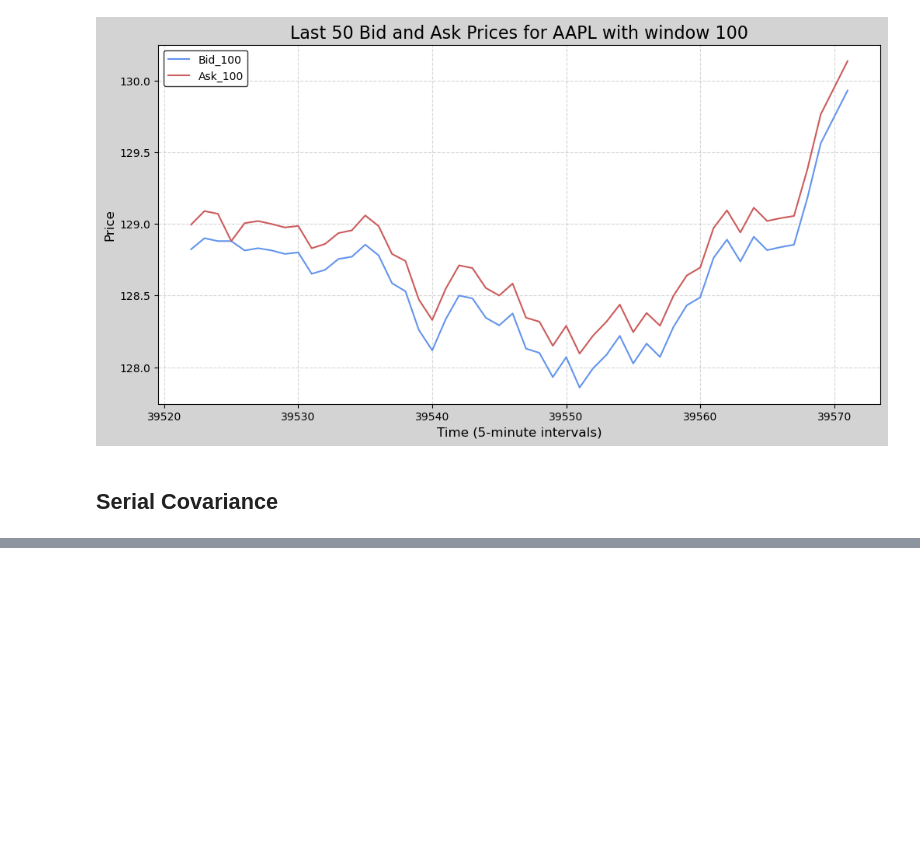
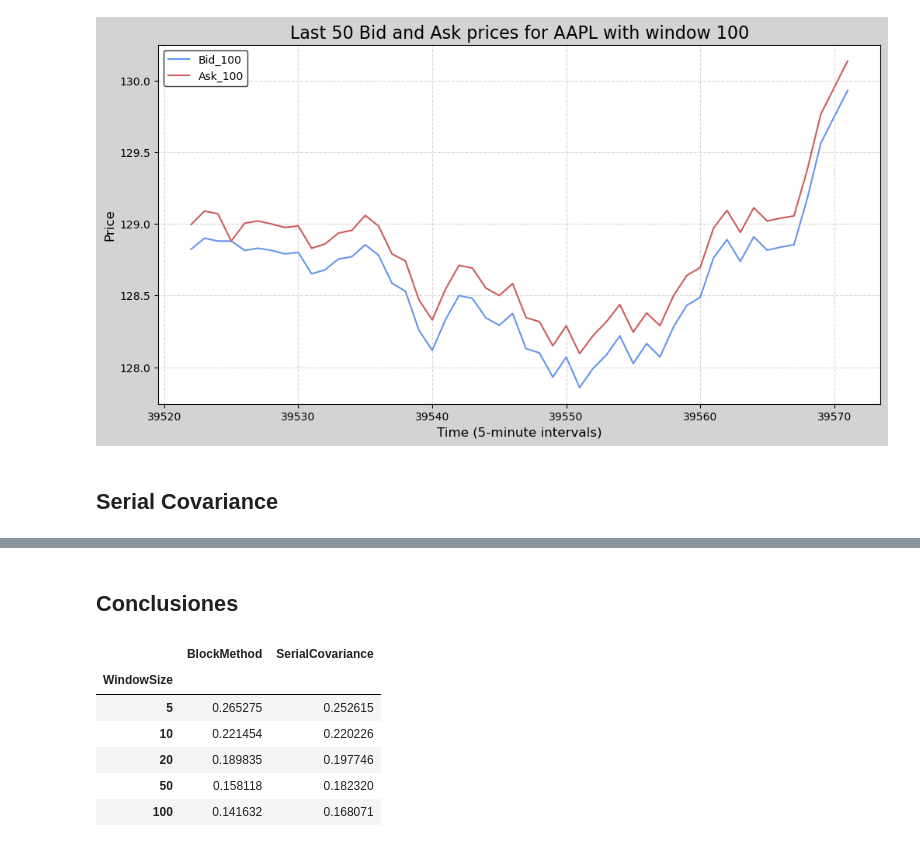
Before and after one commit to DiegoLozoya1511/Trading, a Jupyter notebook: Microestructura/SpreadEfectivo.ipynb, the cells around one changed output, grey strips where cells are left out. Cells and saved outputs as stored; diff of their text form; code cells hidden in the pictures; blank space fills up the shorter version.

```diff
--- a/Microestructura/SpreadEfectivo.ipynb
+++ b/Microestructura/SpreadEfectivo.ipynb
@@ -69,6 +69,8 @@ def mean_spread_plot(data):
      plt.ylabel('Average Spread')
      plt.show()
 
+     return spread_means
+
 def Bid(data, window):
      return np.where(data['diff'] > 0, data['Close'] - data[f'Spread_{window}'], data['Close'])
 
@@ -80,7 +82,7 @@ def Bid_Ask_plot(data, window, n):
           plt.figure()
           plt.plot(data[f'Bid_{window}'].tail(n), color=colors[0], label=f'Bid_{window}')
           plt.plot(data[f'Ask_{window}'].tail(n), color=colors[1], label=f'Ask_{window}')
-          plt.title(f'Last {n} Bid and Ask Prices for AAPL with window {window}')
+          plt.title(f'Last {n} Bid and Ask prices for AAPL with window {window}')
           plt.xlabel('Time (5-minute intervals)')
           plt.ylabel('Price')
           plt.legend()
@@ -104,7 +106,7 @@ for window in windows:
      data1[f'Spread_{window}'] = 2 * np.sqrt(np.abs(data1[f'Cov_{window}']))
 
 spread_plot(data1)
-mean_spread_plot(data1)
+spread_means_bm = mean_spread_plot(data1)
 
 bid_ask = pd.DataFrame()
 
@@ -133,7 +135,7 @@ for window in windows:
      data2[f'Spread_{window}'] = 2 * np.sqrt(np.abs(data2[f'Cov_{window}']))
 
 spread_plot(data2)
-mean_spread_plot(data2)
+spread_means_sc = mean_spread_plot(data2)
 
 bid_ask = pd.DataFrame()
 
@@ -142,8 +144,6 @@ for window in windows:
      bid_ask[f'Ask_{window}'] = Ask(data2, window)
 
 Bid_Ask_plot(bid_ask, windows, 50)
-
-data2
 # %% [output]
 [figure]
 [figure]
@@ -167,0 +155,18 @@ data2
+# %% [markdown]
+## Conclusiones
+# %%
+spread_means_df = pd.DataFrame({
+     'BlockMethod': spread_means_bm,
+     'SerialCovariance': spread_means_sc
+}, index=(['5', '10', '20', '50', '100']))
+spread_means_df.index.name = "WindowSize"
+
+spread_means_df
+# %% [output]
+|  | BlockMethod | SerialCovariance |
+| WindowSize |  |  |
+| 5 | 0.265275 | 0.252615 |
+| 10 | 0.221454 | 0.220226 |
+| 20 | 0.189835 | 0.197746 |
+| 50 | 0.158118 | 0.182320 |
+| 100 | 0.141632 | 0.168071 |
```
Also changed, not shown: parts of 2 cells of this notebook.
